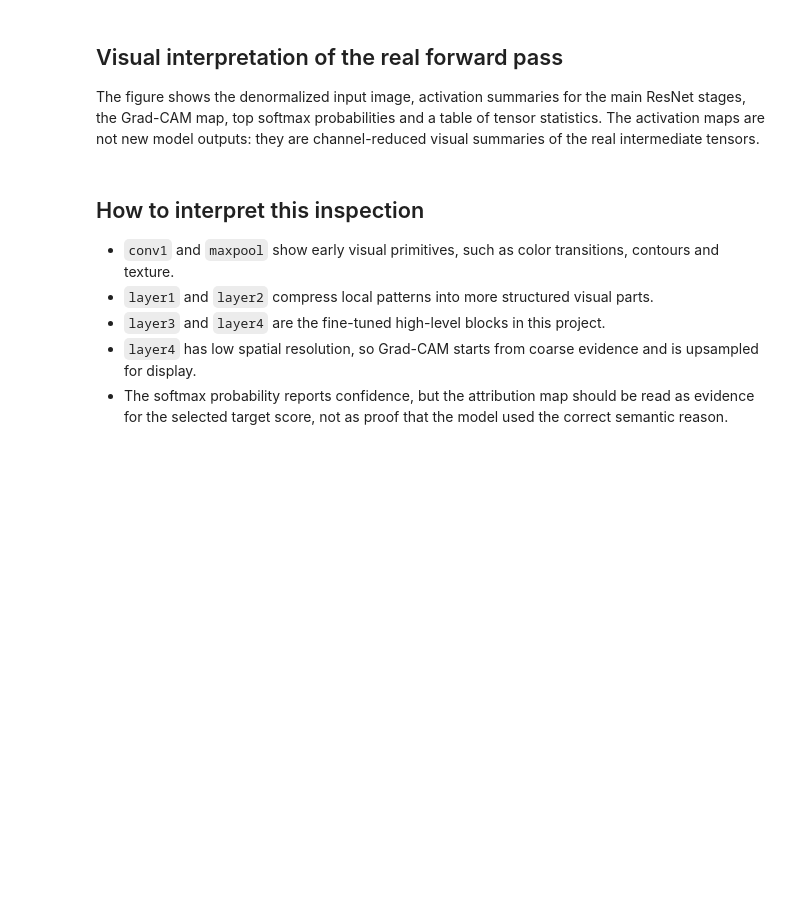
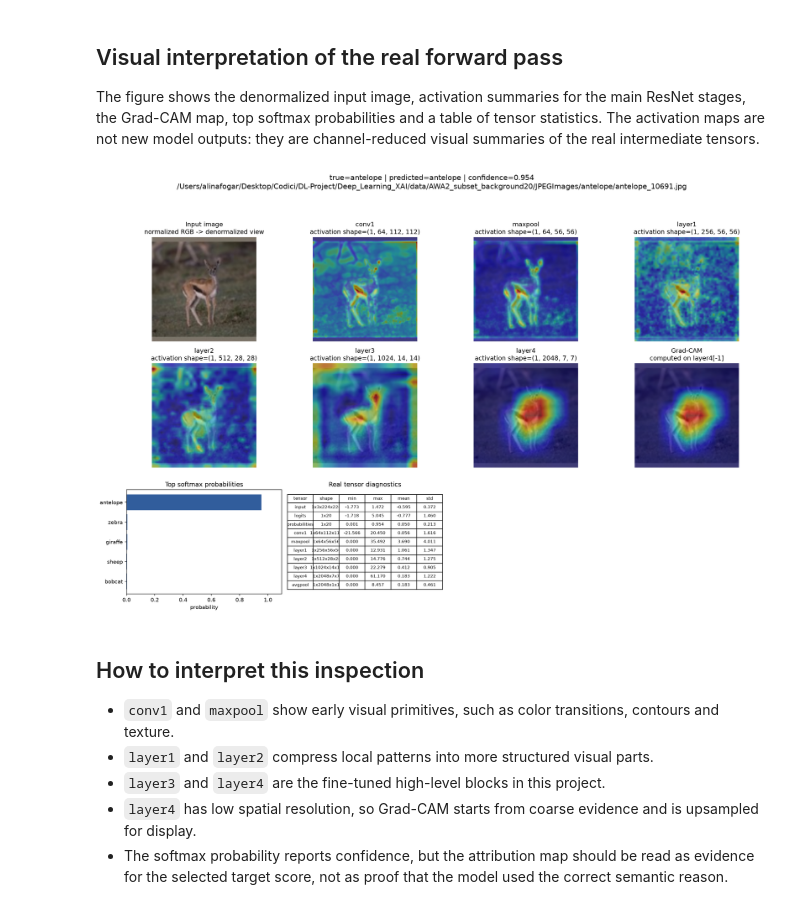
Before and after one commit to emmadariol/Deep_Learning_XAI, a Jupyter notebook: notebooks/04_blog_figures.ipynb, the cells around one changed output. Cells and saved outputs as stored; diff of their text form; code cells hidden in the pictures; blank space fills up the shorter version.

Commit message:
Modified images for html

```diff
--- a/notebooks/04_blog_figures.ipynb
+++ b/notebooks/04_blog_figures.ipynb
@@ -96,15 +125,16 @@ The figure shows the denormalized input image, activation summaries for the main
 # %%
 save_prediction_trace_figure(
     image=image,
     trace=trace,
     class_names=class_names,
     output_path=OUTPUT,
     true_label=int(label),
-    image_path=image_path,
 )
 
 
 display(Image(filename=str(OUTPUT)))
+# %% [output]
+[figure, added]
 # %% [markdown]
 ## How to interpret this inspection
 
```
Also changed, not shown: parts of 7 cells of this notebook, 8 other files.
